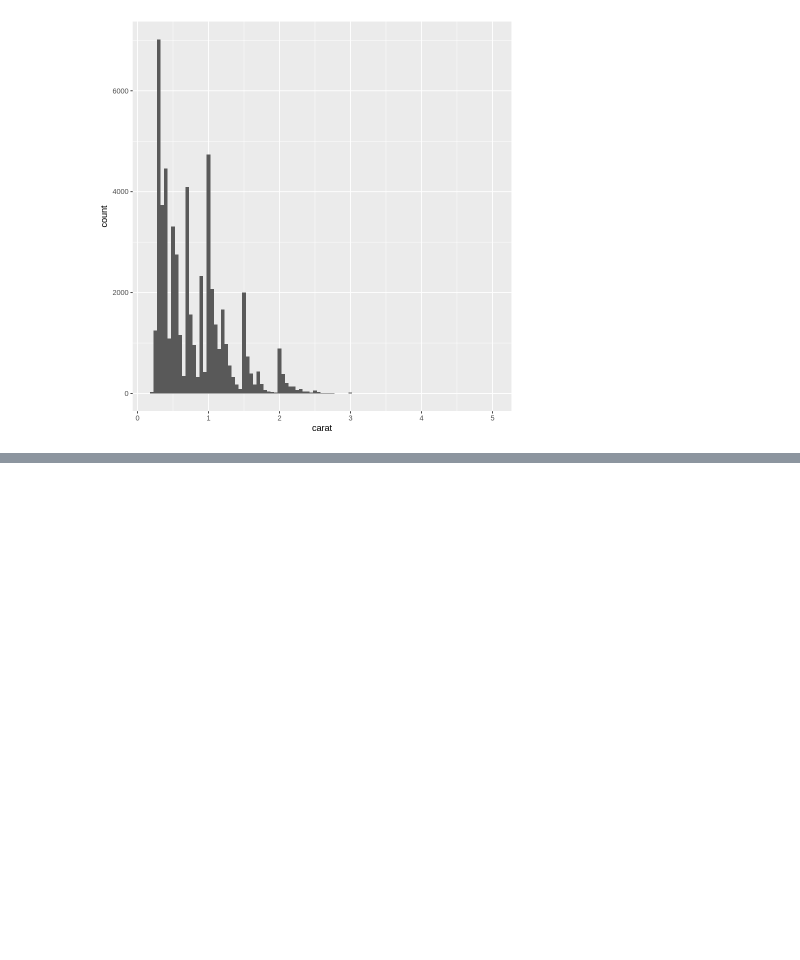
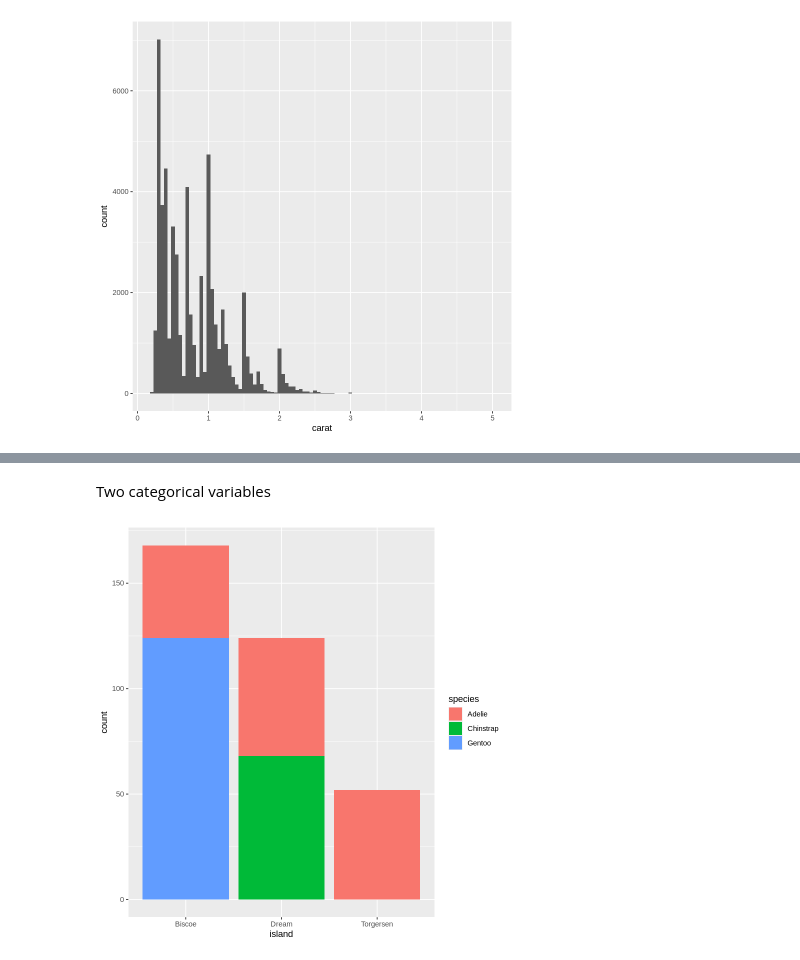
Before and after one commit to glennnoronha/R, a Jupyter notebook: data_visualization.ipynb, the cells around one changed output, grey strips where cells are left out. Cells and saved outputs as stored; diff of their text form; code cells hidden in the pictures; blank space fills up the shorter version.

```diff
--- a/data_visualization.ipynb
+++ b/data_visualization.ipynb
@@ -347,0 +368,8 @@ diamonds %>%
+# %% [markdown]
+Two categorical variables
+# %%
+penguins %>%
+  ggplot(aes(x=island, fill=species)) +
+  geom_bar()
+# %% [output]
+[figure, added]
```
Also changed, not shown: parts of 10 cells of this notebook.
